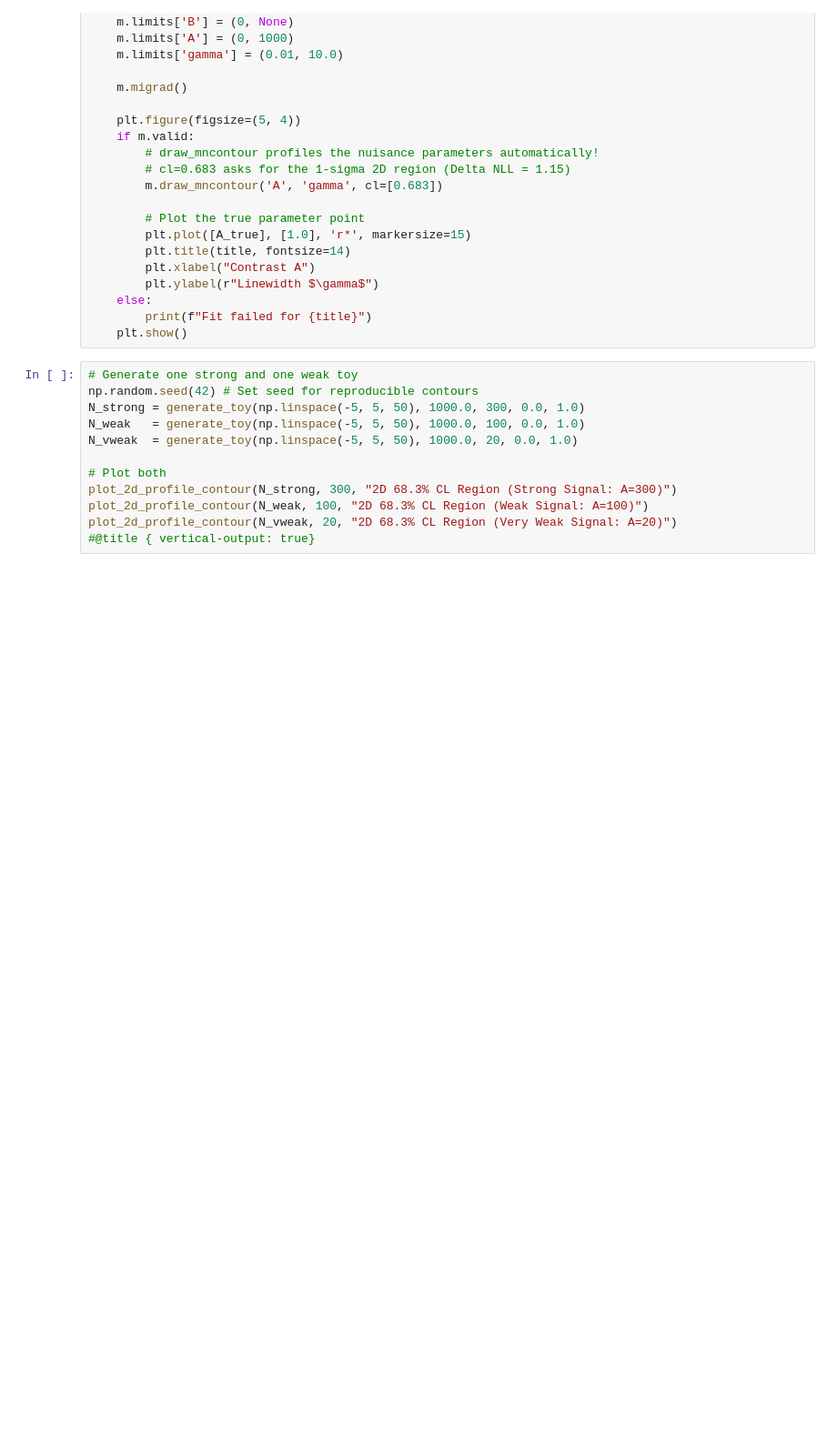
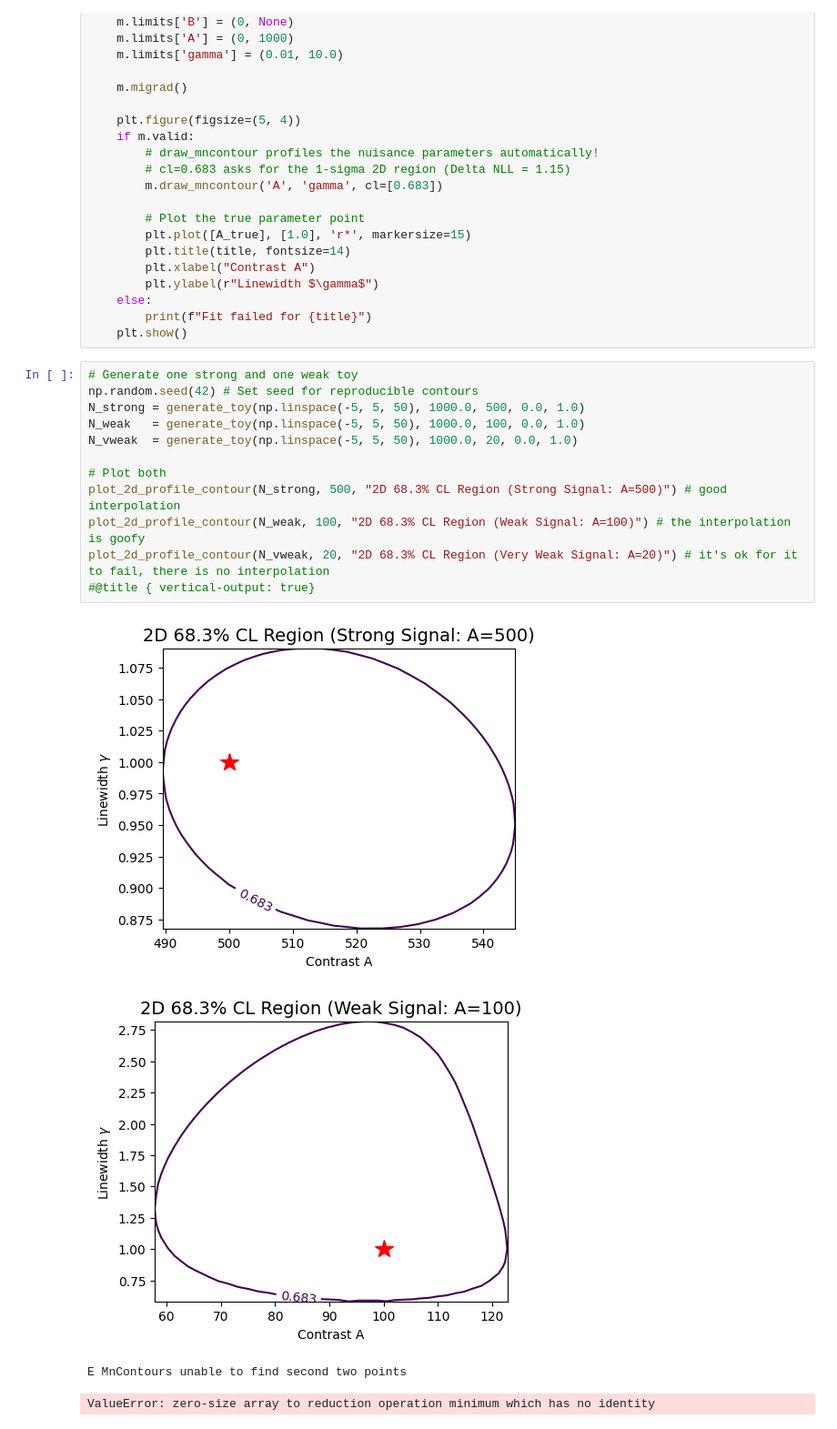
Before and after one commit to ABoldetti/statistics_and_ML, a Jupyter notebook: W3/Week3_Exercise_Solutions.ipynb, the cells around one changed output. Shown at 91% size. Drawn from its saved outputs; the diff is of its cells as text; blank space fills up the shorter version.

```diff
--- a/W3/Week3_Exercise_Solutions.ipynb
+++ b/W3/Week3_Exercise_Solutions.ipynb
@@ -148,12 +151,17 @@ def plot_2d_profile_contour(N_data, A_true, title):
 # %%
 # Generate one strong and one weak toy
 np.random.seed(42) # Set seed for reproducible contours
-N_strong = generate_toy(np.linspace(-5, 5, 50), 1000.0, 300, 0.0, 1.0)
+N_strong = generate_toy(np.linspace(-5, 5, 50), 1000.0, 500, 0.0, 1.0)
 N_weak   = generate_toy(np.linspace(-5, 5, 50), 1000.0, 100, 0.0, 1.0)
 N_vweak  = generate_toy(np.linspace(-5, 5, 50), 1000.0, 20, 0.0, 1.0)
 
 # Plot both
-plot_2d_profile_contour(N_strong, 300, "2D 68.3% CL Region (Strong Signal: A=300)")
-plot_2d_profile_contour(N_weak, 100, "2D 68.3% CL Region (Weak Signal: A=100)")
-plot_2d_profile_contour(N_vweak, 20, "2D 68.3% CL Region (Very Weak Signal: A=20)")
+plot_2d_profile_contour(N_strong, 500, "2D 68.3% CL Region (Strong Signal: A=500)") # good interpolation
+plot_2d_profile_contour(N_weak, 100, "2D 68.3% CL Region (Weak Signal: A=100)") # the interpolation is goofy
+plot_2d_profile_contour(N_vweak, 20, "2D 68.3% CL Region (Very Weak Signal: A=20)") # it's ok for it to fail, there is no interpolation
 #@title { vertical-output: true}
+# %% [output]
+[figure, added]
+[figure, added]
+E MnContours unable to find second two points
+ValueError: zero-size array to reduction operation minimum which has no identity
```
Also changed, not shown: parts of 6 cells of this notebook, 1 other file.
